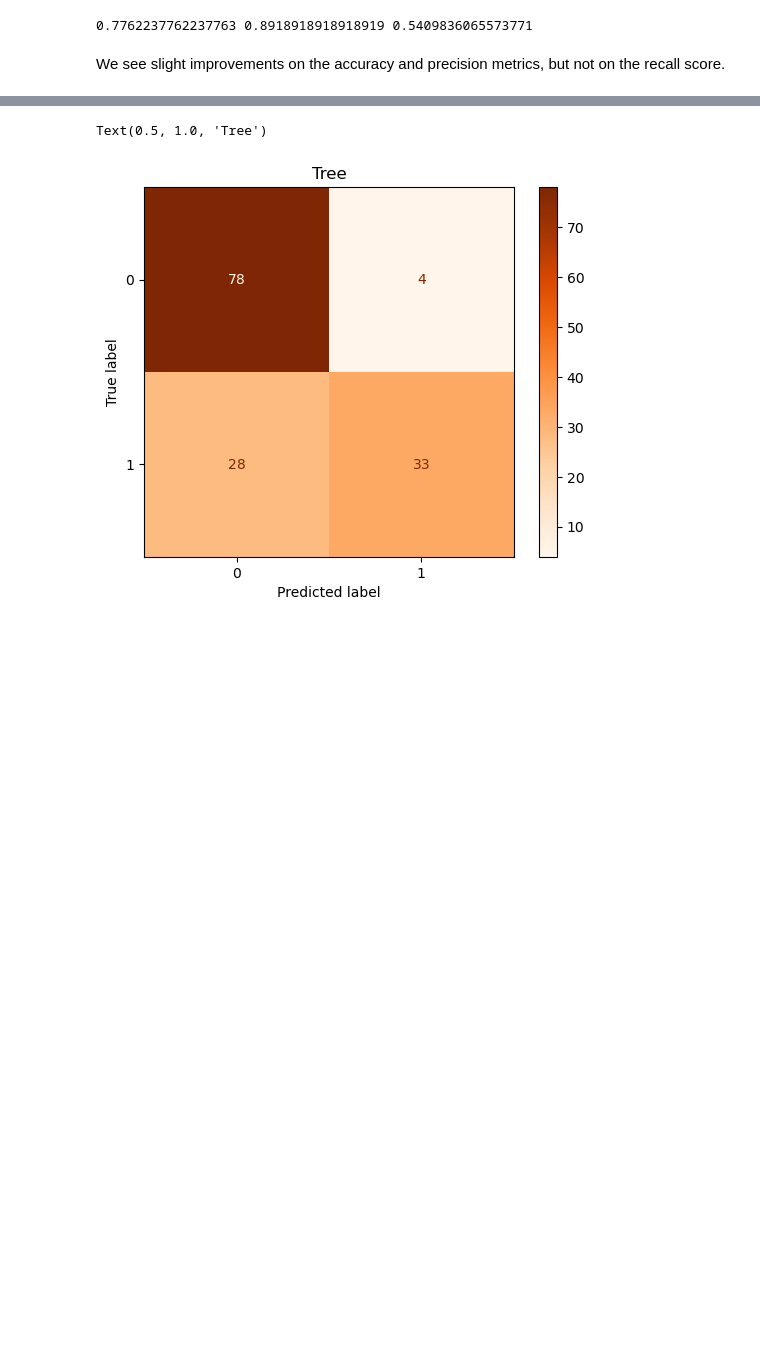
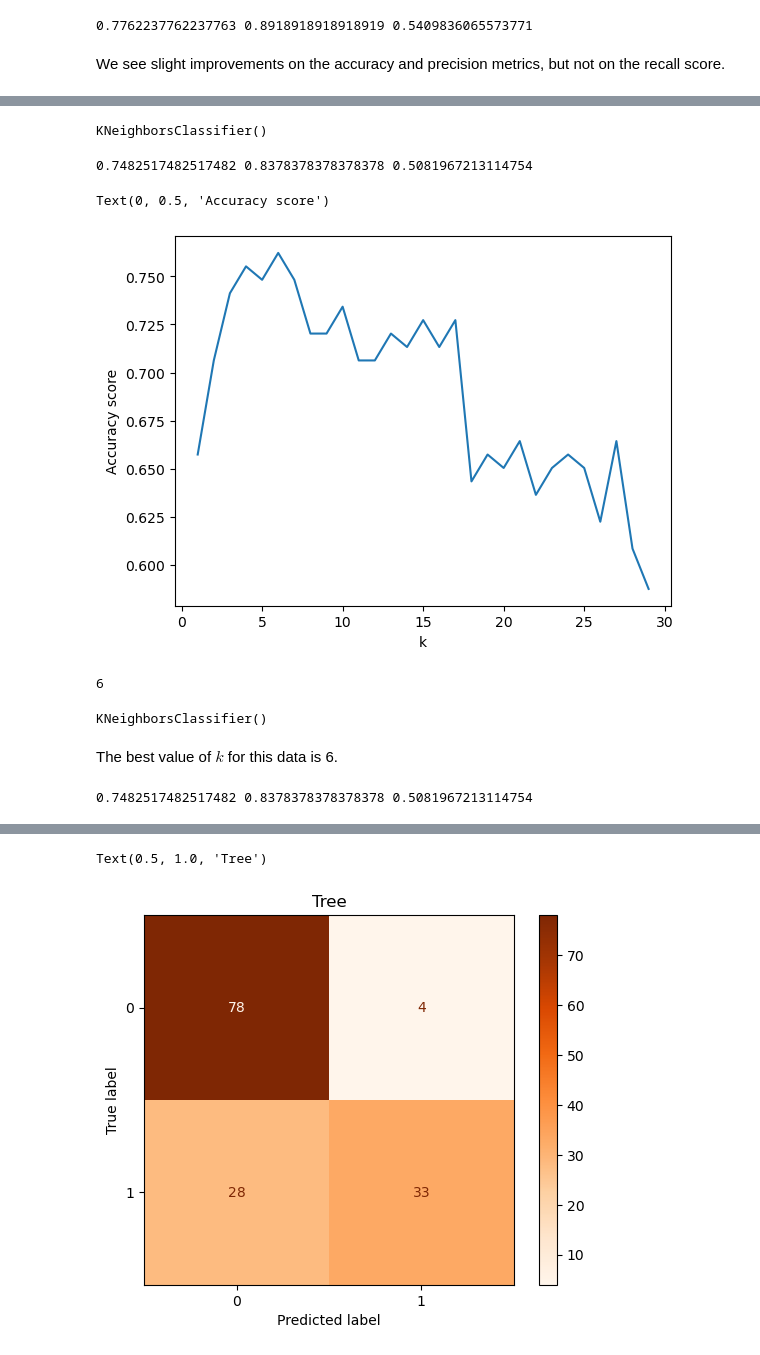
Before and after one commit to lm2612/Tutorials, a Jupyter notebook: 2_supervised_learning_classification/answers/2-Classification_Titanic.ipynb, the cells around one changed output, grey strips where cells are left out. Drawn from its saved outputs; the diff is of its cells as text; code cells hidden in the pictures; blank space fills up the shorter version.

```diff
--- a/2_supervised_learning_classification/answers/2-Classification_Titanic.ipynb
+++ b/2_supervised_learning_classification/answers/2-Classification_Titanic.ipynb
@@ -168,0 +173,50 @@ We see slight improvements on the accuracy and precision metrics, but not on the
+# %%
+from sklearn.neighbors import KNeighborsClassifier
+# First, fit with n_neighbors=5 (the default)
+knn = KNeighborsClassifier(n_neighbors=5)
+knn.fit(X, y)
+# %% [output]
+KNeighborsClassifier()
+# %%
+y_knn_validation = knn.predict(X_validation)
+print(accuracy_score(y_validation, y_knn_validation),
+      precision_score(y_validation, y_knn_validation),
+      recall_score(y_validation, y_knn_validation))
+# %% [output]
+0.7482517482517482 0.8378378378378378 0.5081967213114754
+# %%
+# Now let's get an estimate of the hyperparameter k using the validation dataset
+accuracy_scores_k = []
+ks = range(1, 30)
+for k in ks:
+    knn = KNeighborsClassifier(n_neighbors=k)
+    knn.fit(X, y)
+    y_knn_validation = knn.predict(X_validation)
+    accuracy_scores_k.append(accuracy_score(y_validation, y_knn_validation))
+# %%
+plt.plot(ks, accuracy_scores_k)
+plt.xlabel("k")
+plt.ylabel("Accuracy score")
+# %% [output]
+Text(0, 0.5, 'Accuracy score')
+[figure, added]
+# %%
+# Select the k that maximises the accuracy score and re-fit the model
+k_ind = np.argmax(accuracy_scores_k)
+k = ks[k_ind]
+print(k)
+
+knn = KNeighborsClassifier(n_neighbors=5)
+knn.fit(X, y)
+# %% [output]
+6
+KNeighborsClassifier()
+# %% [markdown]
+The best value of $k$ for this data is 6.
+# %%
+y_knn_validation = knn.predict(X_validation)
+print(accuracy_score(y_validation, y_knn_validation),
+      precision_score(y_validation, y_knn_validation),
+      recall_score(y_validation, y_knn_validation))
+# %% [output]
+0.7482517482517482 0.8378378378378378 0.5081967213114754
```
Also changed, not shown: parts of 10 cells of this notebook, 1 other file.
